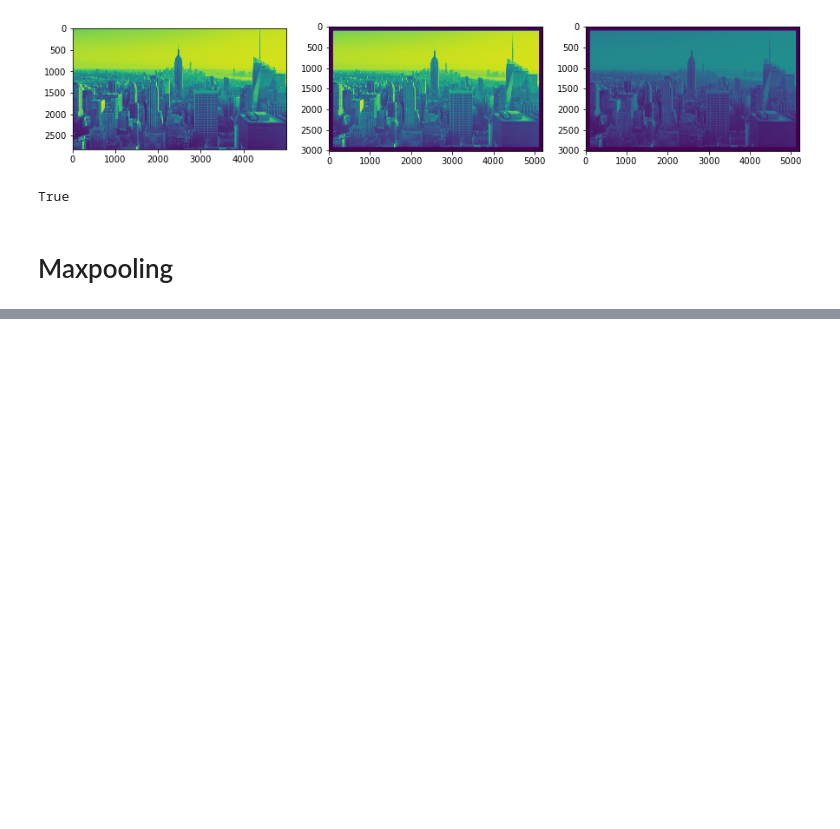
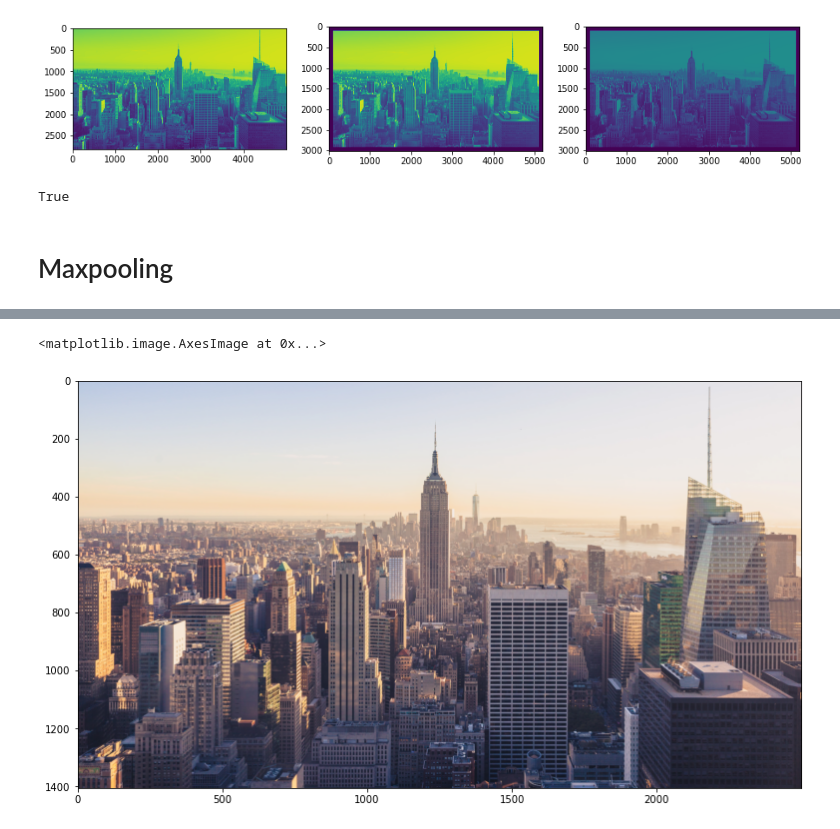
Before and after one commit to karim-moon/basic_deeplearning, a Jupyter notebook: convolution/basic_conv.ipynb, the cells around one changed output, grey strips where cells are left out. Drawn from its saved outputs; the diff is of its cells as text; code cells hidden in the pictures; blank space fills up the shorter version.

```diff
--- a/convolution/basic_conv.ipynb
+++ b/convolution/basic_conv.ipynb
@@ -171,0 +206,19 @@ max_pooled_image_2.shape
+# %%
+def maxpooling_3d_valid(image, max_pool_size = (2,2)):
+    B, G, R = cv2.split(image)
+
+    B_maxpool = max_pooling_2d_valid(B, max_pool_size)
+    G_maxpool = max_pooling_2d_valid(G, max_pool_size)
+    R_maxpool = max_pooling_2d_valid(R, max_pool_size)
+
+    max_pooled_image = cv2.merge([B_maxpool, G_maxpool, R_maxpool]).astype(int)
+
+    return max_pooled_image
+# %%
+max_pooled_3d_image = maxpooling_3d_valid(conved_3d)
+
+plt.figure(figsize=(13,10))
+plt.imshow(max_pooled_3d_image)
+# %% [output]
+<matplotlib.image.AxesImage at 0x...>
+[figure, added]
```
Also changed, not shown: parts of 9 cells of this notebook, 18 other files.
